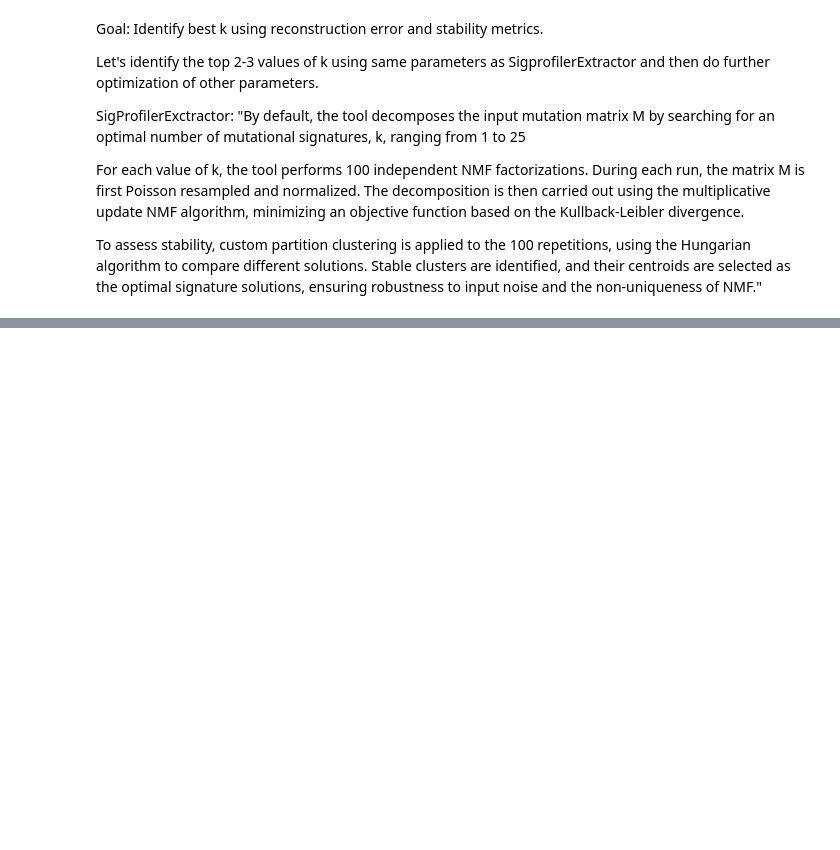
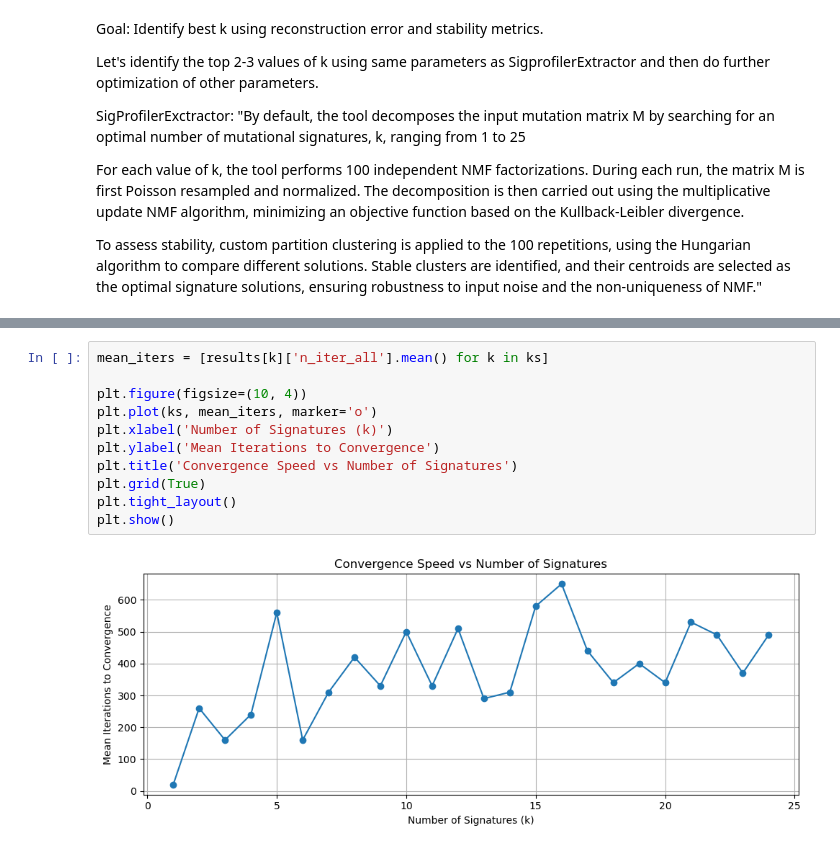
Before and after one commit to CNsquared/breast-cancer-team-1, a Jupyter notebook: project-3/notebooks/makefigs/01_nmf_k_selection.ipynb, the cells around one changed output, grey strips where cells are left out. Saved outputs shown, nothing was run; the diff lists cells and outputs as text; blank space fills up the shorter version.

```diff
--- a/project-3/notebooks/makefigs/01_nmf_k_selection.ipynb
+++ b/project-3/notebooks/makefigs/01_nmf_k_selection.ipynb
@@ -71,3 +107,16 @@ plt.show()
+# %%
+mean_iters = [results[k]['n_iter_all'].mean() for k in ks]
+
+plt.figure(figsize=(10, 4))
+plt.plot(ks, mean_iters, marker='o')
+plt.xlabel('Number of Signatures (k)')
+plt.ylabel('Mean Iterations to Convergence')
+plt.title('Convergence Speed vs Number of Signatures')
+plt.grid(True)
+plt.tight_layout()
+plt.show()
+# %% [output]
+[figure, added]
 # %%
 
 ax2 = ax1.twinx()
```
Also changed, not shown: parts of 6 cells of this notebook.
